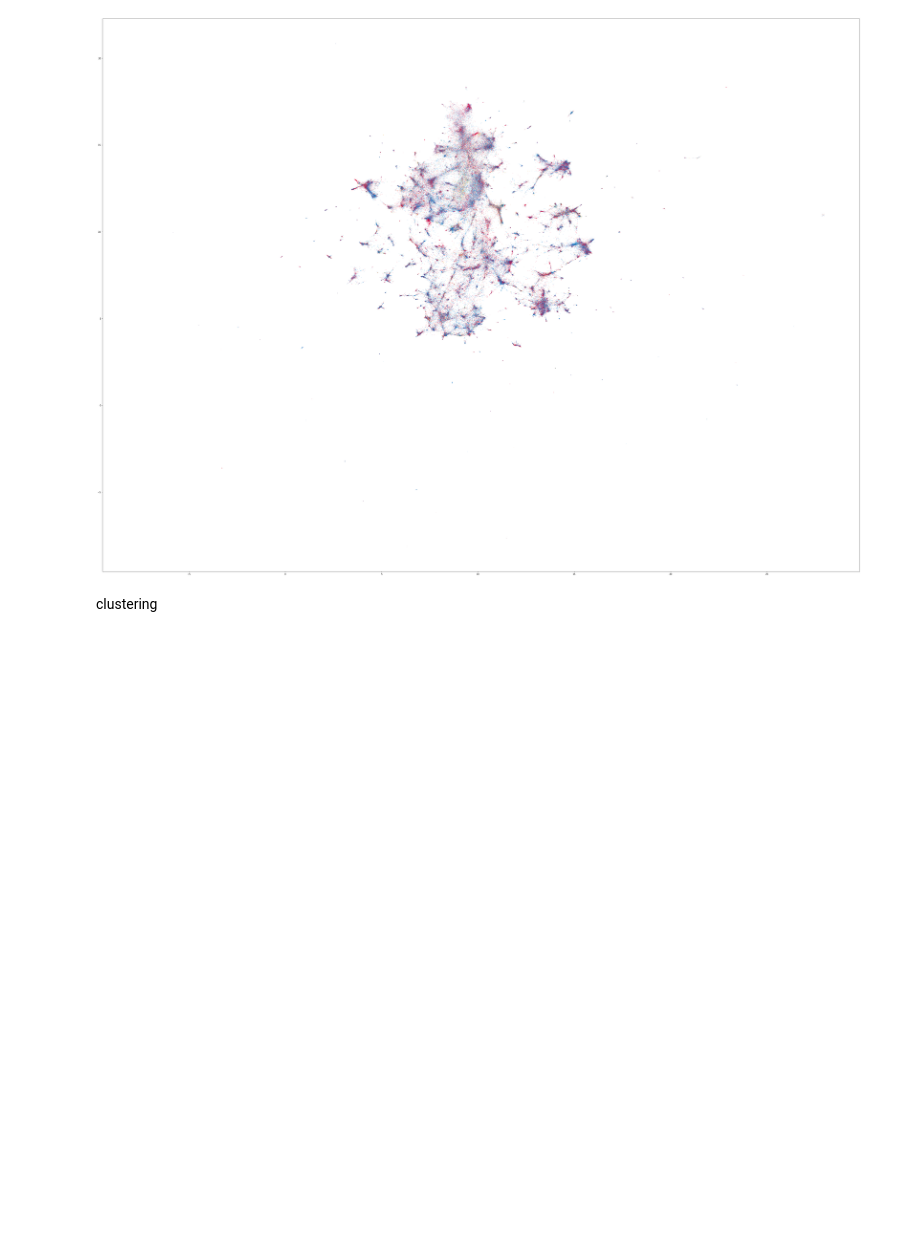
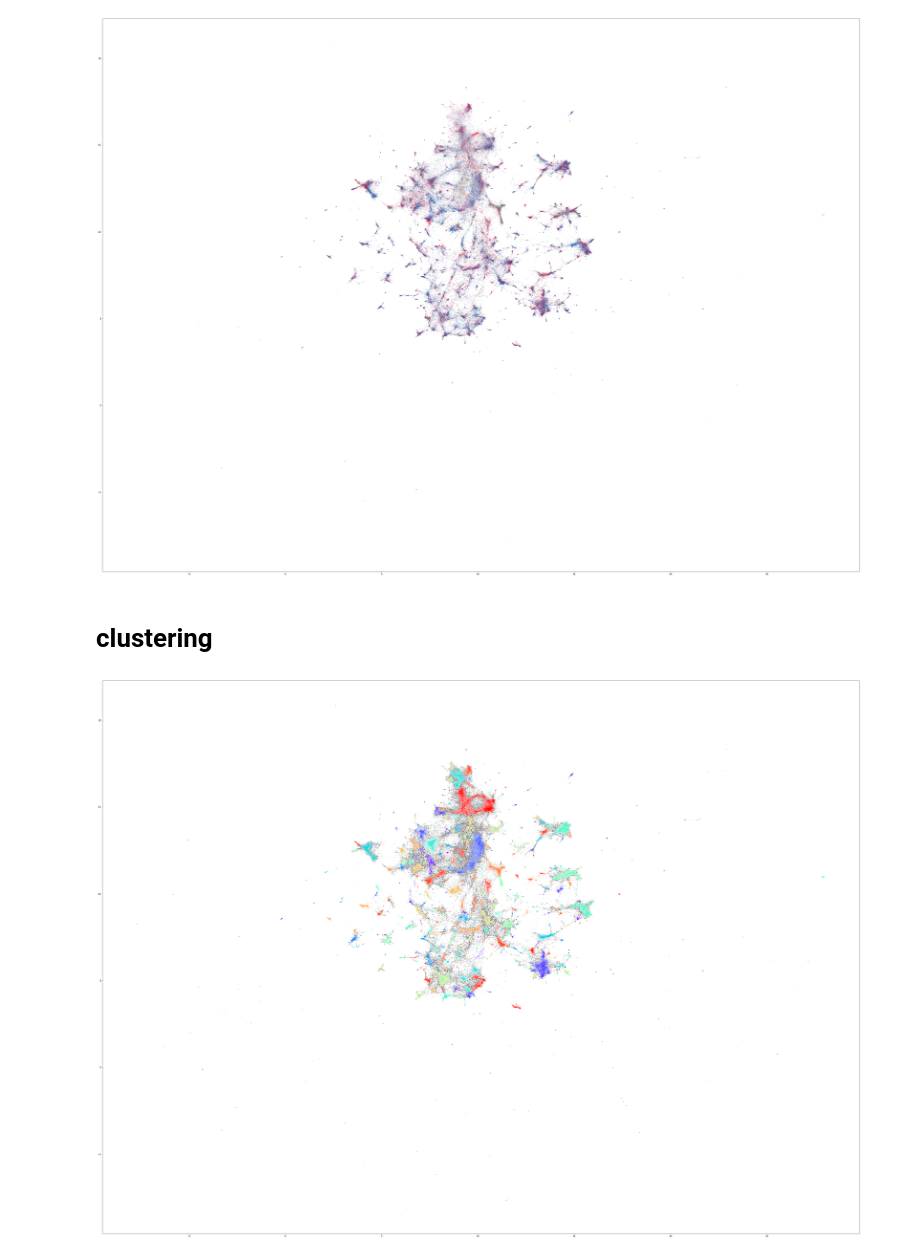
Before and after one commit to bendennes/hansard-nlp, a Jupyter notebook: 4_sentence_embedding.ipynb, the cells around one changed output. Cells and saved outputs as stored; diff of their text form; code cells hidden in the pictures; blank space fills up the shorter version.

Commit message:
implement and tune hdbscan clustering

```diff
--- a/4_sentence_embedding.ipynb
+++ b/4_sentence_embedding.ipynb
@@ -134,9 +140,10 @@ party_colormap = {
 
 c = [party_colormap[str(x)] for x in parties]
 # %%
-reducer = umap.UMAP(n_neighbors=15,
-                    min_dist=0,
-                    metric='cosine',
-                    low_memory=True)
-X = reducer.fit_transform(embeddings) # dimension reduced embedding
+# don't run if loading reduced embeddings
+# reducer = umap.UMAP(n_neighbors=15,
+#                     min_dist=0,
+#                     metric='cosine',
+#                     low_memory=True)
+# X = reducer.fit_transform(embeddings) # dimension reduced embedding
 # %%
@@ -153,7 +162,12 @@ plt.show()
 # %% [output]
 [figure]
 # %% [markdown]
-clustering
+# clustering
 # %%
-# from sklearn.cluster import DBSCAN
-# cluster =
+import hdbscan
+clusterer = hdbscan.HDBSCAN(min_cluster_size=20,
+                            min_samples=25,
+                            cluster_selection_epsilon=0.04,
+                            cluster_selection_method='eom')
+
+cluster_labels = clusterer.fit_predict(X)
@@ -176,0 +174,20 @@ clustering
+# %%
+label_map = np.random.choice(np.arange(len(np.unique(cluster_labels)) - 1),
+                             len(np.unique(cluster_labels)) - 1,
+                             replace=False)
+label_map = {o:n for o,n in zip(np.arange(len(label_map)), label_map)}
+label_map[-1] = -1
+
+cluster_labels = np.array([label_map[x] for x in cluster_labels])
+# %%
+cmap = plt.get_cmap('rainbow')
+cmap.set_under('black')  # Color for values less than vmin
+
+plt.figure(figsize=(60,45))
+plt.scatter(X[:,0], X[:,1],
+            s=1, alpha=.2, c=cluster_labels,
+            cmap=cmap, vmin=0)#, edgecolors='k', linewidth=0)
+plt.savefig('pp-mpnet-bv2-pca400-nn15-md0-cosine_hdbscan3.png', dpi=200)
+plt.show()
+# %% [output]
+[figure, added]
```
Also changed, not shown: parts of 30 cells of this notebook.
